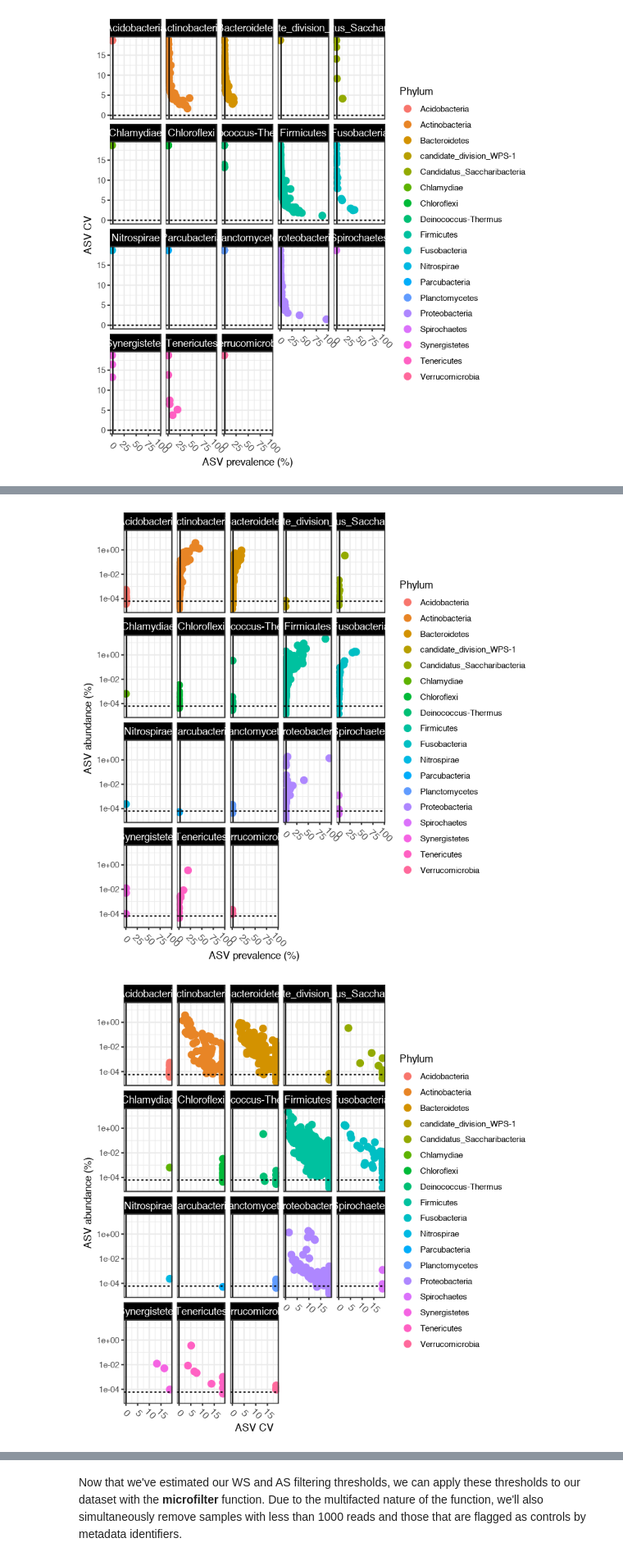
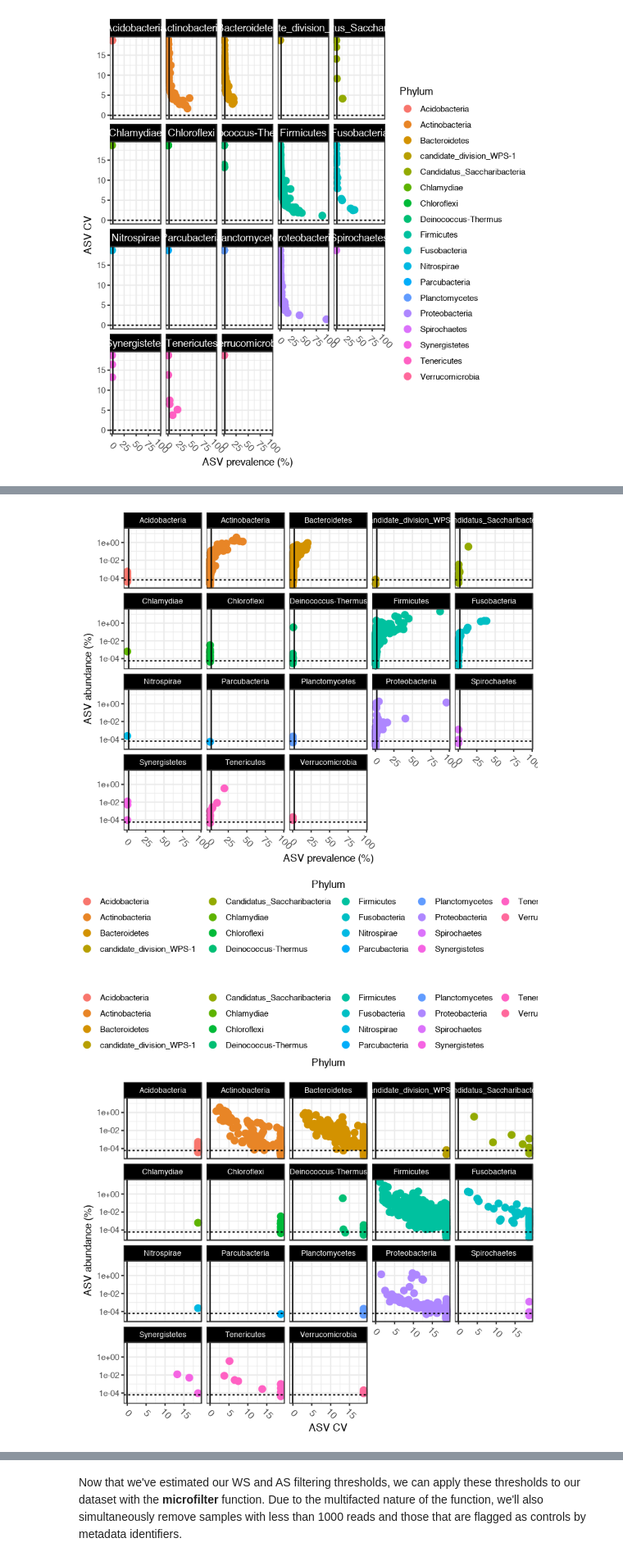
Before and after one commit to itsmisterbrown/microfiltR, a Jupyter notebook: README.ipynb, the cells around one changed output, grey strips where cells are left out. Shown: that part at 82% size. Drawn from its saved outputs; the diff is of its cells as text; code cells hidden in the pictures.

```diff
--- a/README.ipynb
+++ b/README.ipynb
@@ -371,11 +379,19 @@ plot.threshold(est.obj = as.threshold, x= "P", y= "CV", taxrank = "Phylum", PFT
 # %%
-plot.threshold(est.obj = as.threshold, x= "P", y= "RA", taxrank = "Phylum", PFT = 2, RAT = 6e-5)
+p2 <- plot.threshold(est.obj = as.threshold, x= "P", y= "RA", taxrank = "Phylum", PFT = 2, RAT = 6e-5)
+
+p2 + ggplot2::theme(legend.position = "bottom",
+                         strip.text = element_text(size=8, color="white")) +
+ggplot2::guides(color=guide_legend(title.position = "top", title.hjust = 0.5))
 # %% [output]
-[figure, old version]
+[figure, new version]
 # %%
-plot.threshold(est.obj = as.threshold, x= "CV", y= "RA", taxrank = "Phylum", CVT = 0, RAT = 6e-5)
+p3 <- plot.threshold(est.obj = as.threshold, x= "CV", y= "RA", taxrank = "Phylum", CVT = 0, RAT = 6e-5)
+
+p3 + ggplot2::theme(legend.position = "top",
+                         strip.text = element_text(size=8, color="white")) +
+ggplot2::guides(color=guide_legend(title.position = "bottom", title.hjust = 0.5))
 # %% [output]
-[figure, old version]
+[figure, new version]
 # %% [markdown]
 <div class="alert alert-block alert-warning">
 <b>Commentary:</b> You might notice that I only chose to apply relative abundance and prevalence filters.
```
Also changed, not shown: parts of 13 cells of this notebook.
